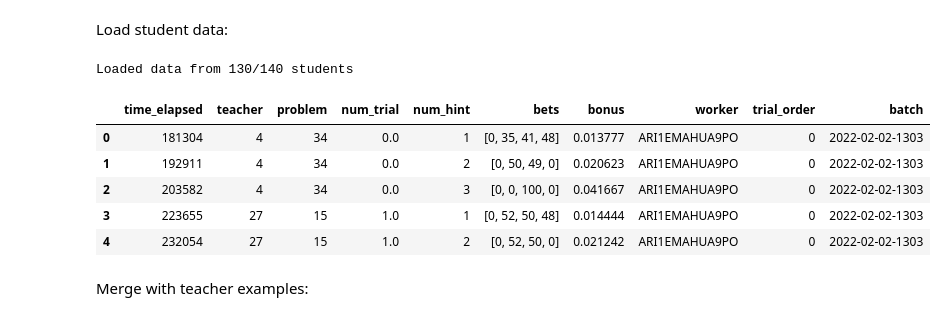
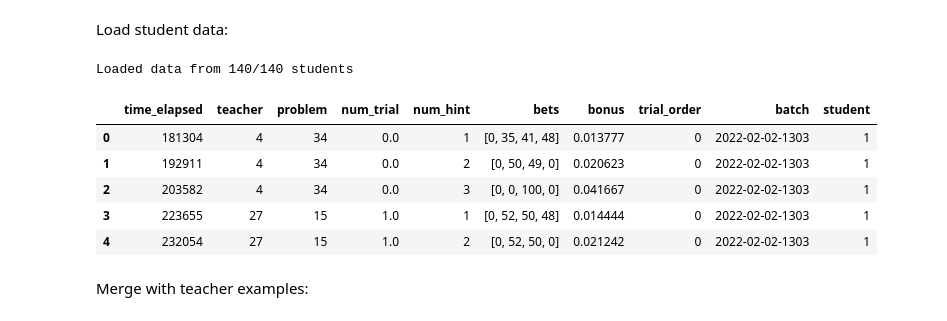
Before and after one commit to nataliavelez/teaching_fmri, a Jupyter notebook: 5_student/4_model_predictions.ipynb, the cells around one changed output. Drawn from its saved outputs; the diff is of its cells as text; code cells hidden in the pictures.

```diff
--- a/5_student/4_model_predictions.ipynb
+++ b/5_student/4_model_predictions.ipynb
@@ -18,21 +45,24 @@ Load student data:
 # %%
 student_df = pd.read_csv('outputs/student_behavior.csv')
 student_df['num_hint'] = (student_df['num_hint'] + 1).astype(int)
 student_df['problem'] = student_df['problem'].astype(int)
 student_df['teacher'] = student_df.teacher.apply(lambda s: int_extract('(?<=sub-)[0-9]+', s))
 student_df['bets'] = student_df.bets.apply(literal_eval)
+student_df['student'] = student_df.worker.factorize()[0]+1
+student_df = student_df.drop(columns=['worker'])
+
 student_df = student_df.rename(columns={'order': 'trial_order'})
 
-print('Loaded data from %i/140 students' % student_df.worker.nunique())
+print('Loaded data from %i/140 students' % student_df.student.nunique())
 student_df.head()
 # %% [output]
-Loaded data from 130/140 students
+Loaded data from 140/140 students
-|  | time_elapsed | teacher | problem | num_trial | num_hint | bets | bonus | worker | trial_order | batch |
-| 0 | 181304 | 4 | 34 | 0.0 | 1 | [0, 35, 41, 48] | 0.013777 | ARI1EMAHUA9PO | 0 | 2022-02-02-1303 |
-| 1 | 192911 | 4 | 34 | 0.0 | 2 | [0, 50, 49, 0] | 0.020623 | ARI1EMAHUA9PO | 0 | 2022-02-02-1303 |
-| 2 | 203582 | 4 | 34 | 0.0 | 3 | [0, 0, 100, 0] | 0.041667 | ARI1EMAHUA9PO | 0 | 2022-02-02-1303 |
-| 3 | 223655 | 27 | 15 | 1.0 | 1 | [0, 52, 50, 48] | 0.014444 | ARI1EMAHUA9PO | 0 | 2022-02-02-1303 |
-| 4 | 232054 | 27 | 15 | 1.0 | 2 | [0, 52, 50, 0] | 0.021242 | ARI1EMAHUA9PO | 0 | 2022-02-02-1303 |
+|  | time_elapsed | teacher | problem | num_trial | num_hint | bets | bonus | trial_order | batch | student |
+| 0 | 181304 | 4 | 34 | 0.0 | 1 | [0, 35, 41, 48] | 0.013777 | 0 | 2022-02-02-1303 | 1 |
+| 1 | 192911 | 4 | 34 | 0.0 | 2 | [0, 50, 49, 0] | 0.020623 | 0 | 2022-02-02-1303 | 1 |
+| 2 | 203582 | 4 | 34 | 0.0 | 3 | [0, 0, 100, 0] | 0.041667 | 0 | 2022-02-02-1303 | 1 |
+| 3 | 223655 | 27 | 15 | 1.0 | 1 | [0, 52, 50, 48] | 0.014444 | 0 | 2022-02-02-1303 | 1 |
+| 4 | 232054 | 27 | 15 | 1.0 | 2 | [0, 52, 50, 0] | 0.021242 | 0 | 2022-02-02-1303 | 1 |
 # %% [markdown]
 Merge with teacher examples:
 # %%
```
Also changed, not shown: parts of 33 cells of this notebook, 41 other files.
